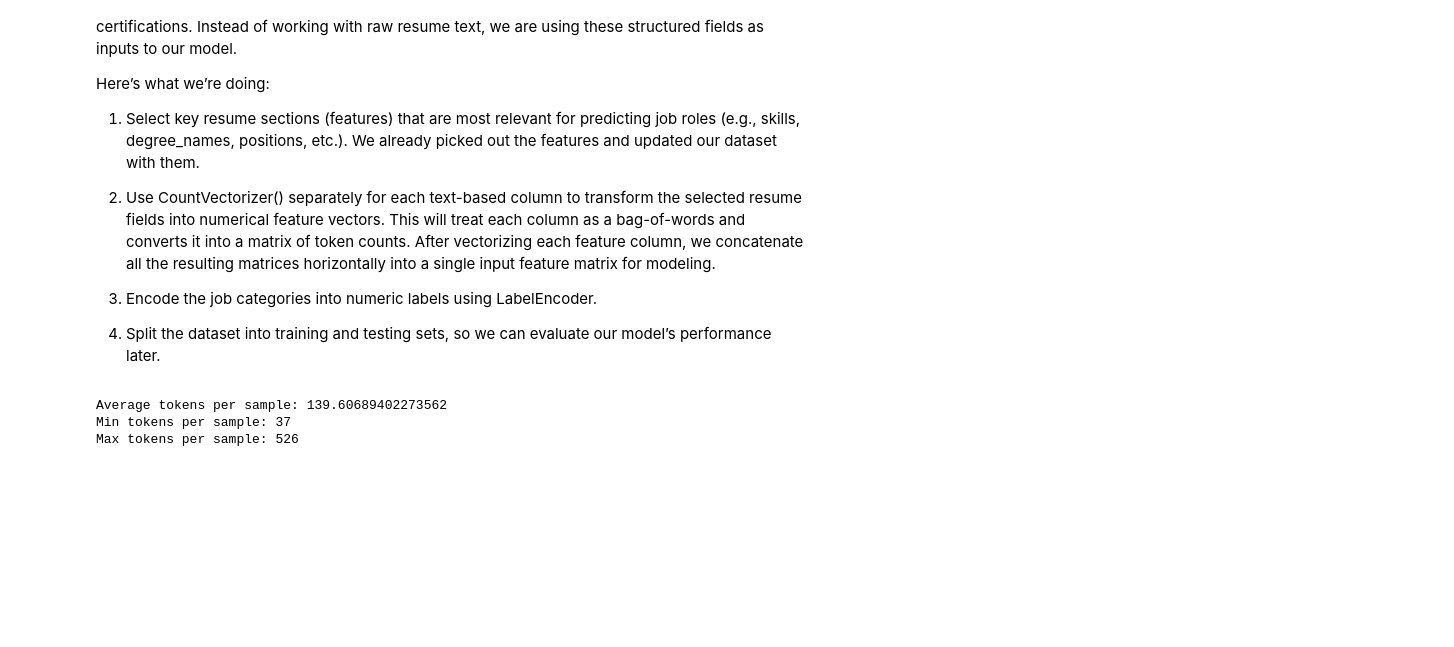
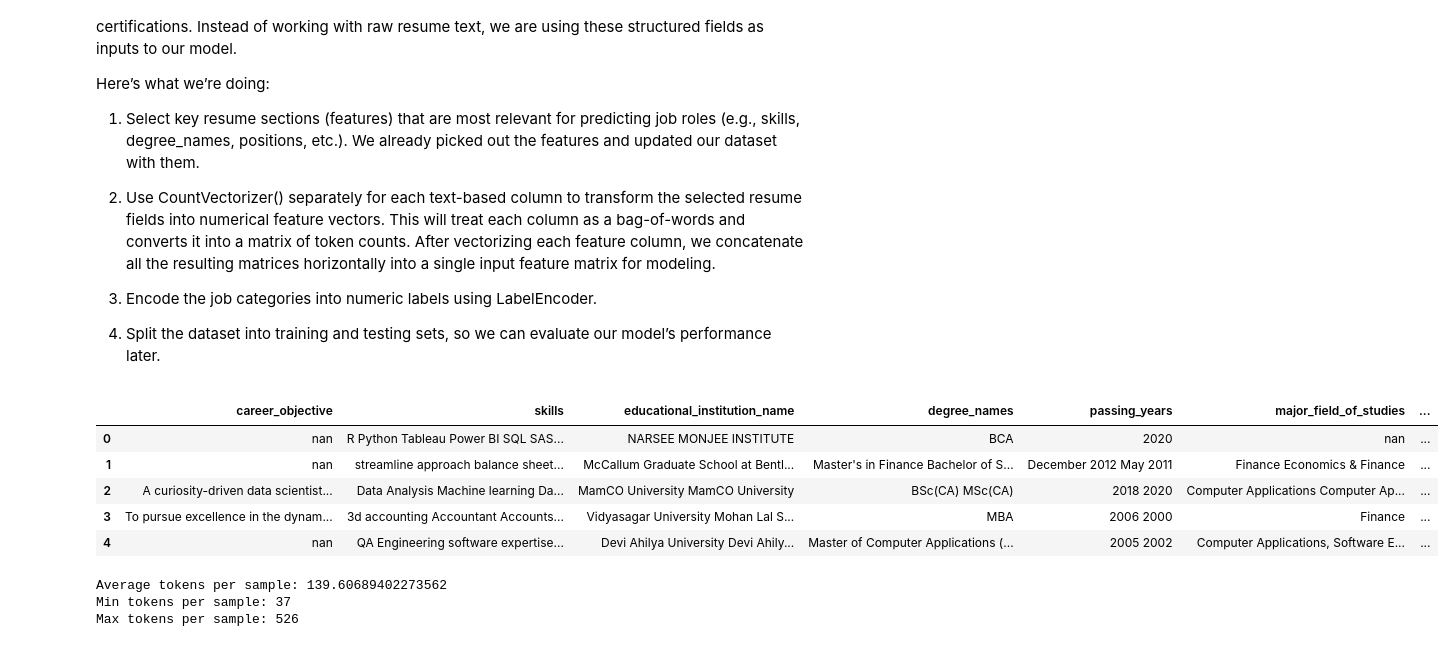
Before and after one commit to anorazhu/NLP-Project, a Jupyter notebook: NLP_Project.ipynb, the cells around one changed output. Drawn from its saved outputs; the diff is of its cells as text; code cells hidden in the pictures; blank space fills up the shorter version.

```diff
--- a/NLP_Project.ipynb
+++ b/NLP_Project.ipynb
@@ -108,7 +108,7 @@ from sklearn.model_selection import train_test_split
 from sklearn.preprocessing import LabelEncoder
 
 # 1. Select all columns except the last two
-X_df = df.iloc[:, :-2]
+X_df = df.drop(columns=["job_category", "job_position_name"], errors="ignore").copy()
 
 # Convert all feature columns to string (for CountVectorizer)
 X_df = X_df.astype(str)
@@ -119,10 +119,22 @@ vectors = []
 
 # Apply CountVectorizer to each feature column
 for col in X_df.columns:
-    vec = CountVectorizer()
-    X_col = vec.fit_transform(X_df[col])
-    vectorizers[col] = vec
-    vectors.append(X_col.toarray())
+    # Ensure column isn't completely empty or just whitespace
+    if X_df[col].str.strip().eq('').all():
+        print(f"Skipping column '{col}' — all entries are empty after cleaning.")
+        continue
+
+    try:
+        vec = CountVectorizer()
+        X_col = vec.fit_transform(X_df[col])
+        if not vec.vocabulary_:
+            print(f"Skipping column '{col}' — vocabulary is empty.")
+            continue
+        vectorizers[col] = vec
+        vectors.append(X_col.toarray())
+    except ValueError as e:
+        print(f"Skipping column '{col}' due to ValueError: {e}")
+
 
 # Concatenate all vectors horizontally
 X = np.concatenate(vectors, axis=1)
@@ -133,6 +145,15 @@ y = label_encoder.fit_transform(df['job_category'])
 
 # 4. Train-test split
 X_train, X_test, y_train, y_test = train_test_split(X, y, test_size=0.2, random_state=42)
+# %%
+X_df.head()
+# %% [output]
+|  | career_objective | skills | educational_institution_name | degree_names | passing_years | major_field_of_studies | ... |
+| 0 | nan | R Python Tableau Power BI SQL SAS... | NARSEE MONJEE INSTITUTE | BCA | 2020 | nan | ... |
+| 1 | nan | streamline approach balance sheet... | McCallum Graduate School at Bentl... | Master's in Finance Bachelor of S... | December 2012 May 2011 | Finance Economics & Finance | ... |
+| 2 | A curiosity-driven data scientist... | Data Analysis Machine learning Da... | MamCO University MamCO University | BSc(CA) MSc(CA) | 2018 2020 | Computer Applications Computer Ap... | ... |
+| 3 | To pursue excellence in the dynam... | 3d accounting Accountant Accounts... | Vidyasagar University Mohan Lal S... | MBA | 2006 2000 | Finance | ... |
+| 4 | nan | QA Engineering software expertise... | Devi Ahilya University Devi Ahily... | Master of Computer Applications (... | 2005 2002 | Computer Applications, Software E... | ... |
 # %%
 # Sum token counts across all feature columns
 tokens_per_sample = np.sum(X, axis=1)
```
Also changed, not shown: parts of 21 cells of this notebook, 2 other files.
